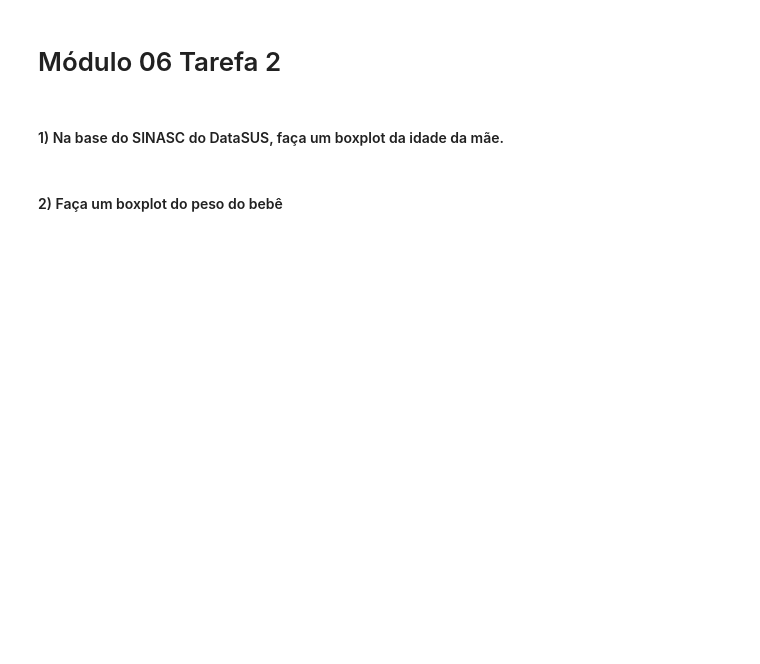
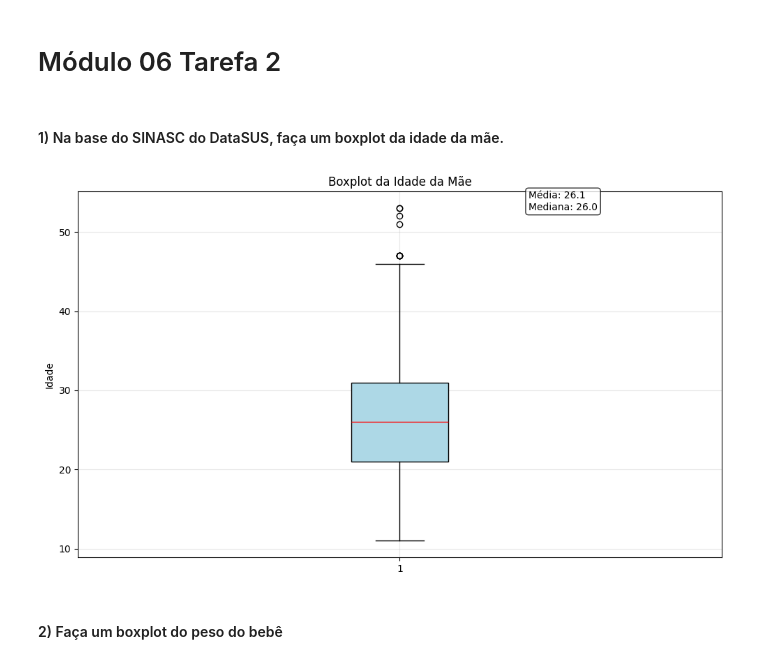
Before and after one commit to lcn781/Mod6, a Jupyter notebook: mod06_Tarefa_2.ipynb, the cells around one changed output. Cells and saved outputs as stored; diff of their text form; code cells hidden in the pictures; blank space fills up the shorter version.

```diff
--- a/mod06_Tarefa_2.ipynb
+++ b/mod06_Tarefa_2.ipynb
@@ -2,7 +2,34 @@
 <a href="https://colab.research.google.com/github/lcn781/Mod6/blob/main/mod06_Tarefa_2.ipynb" target="_parent"><img src="https://colab.research.google.com/assets/colab-badge.svg" alt="Open In Colab"/></a>
 # %% [markdown]
 # Módulo 06 Tarefa 2
+# %%
+import pandas as pd
+import requests
+import seaborn as sns
+import matplotlib.pyplot as plt
+import numpy as np
+
+
+sinasc = pd.read_csv('SINASC_RO_2019.csv')
 # %% [markdown]
 ####  1) Na base do SINASC do DataSUS, faça um boxplot da idade da mãe.
+# %%
+
+
+plt.figure(figsize=(10, 6))
+
+plt.boxplot(sinasc['IDADEMAE'].dropna(), vert=True, patch_artist=True, boxprops=dict(facecolor='lightblue'), medianprops=dict(color='red'))
+plt.title('Boxplot da Idade da Mãe')
+plt.ylabel('Idade')
+plt.grid(True, alpha=0.3)
+
+idade = sinasc['IDADEMAE'].dropna()
+plt.text(0.7, 0.95, f'Média: {idade.mean():.1f}\nMediana: {idade.median():.1f}', transform=plt.gca().transAxes, bbox=dict(boxstyle='round', facecolor='white', alpha=0.8))
+
+
+plt.tight_layout()
+plt.show()
+# %% [output]
+[figure, added]
 # %% [markdown]
 ####  2) Faça um boxplot do peso do bebê
```
Also changed, not shown: parts of 4 cells of this notebook.
